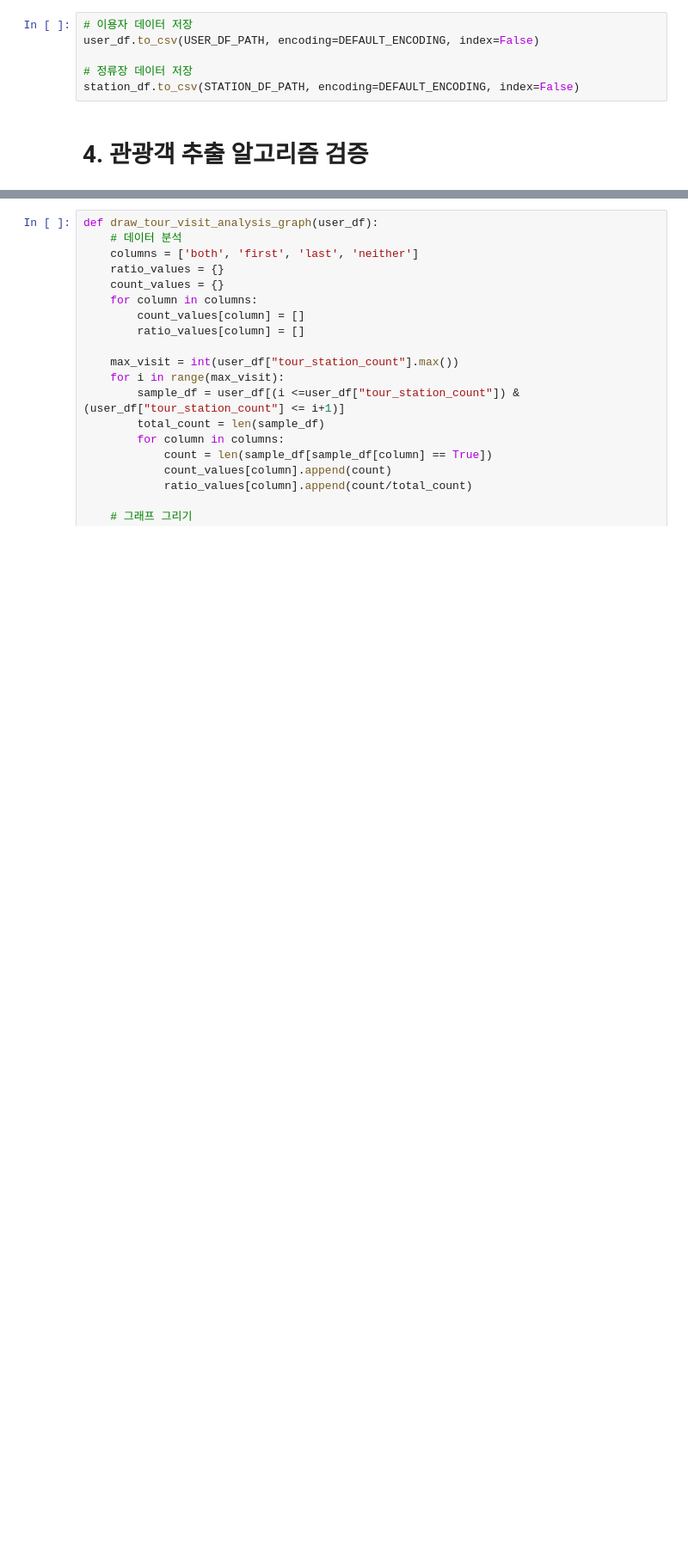
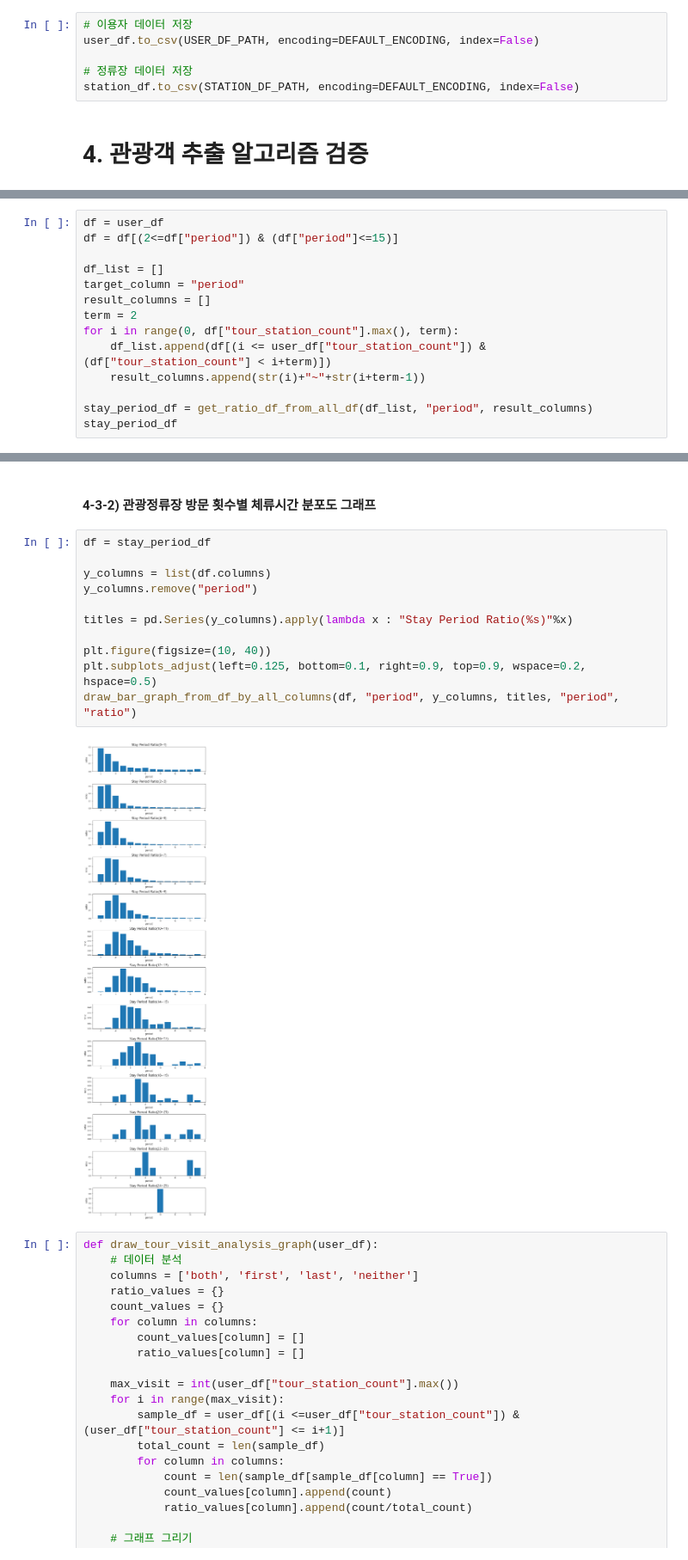
Before and after one commit to hoonisone/2020_jeju-bus-tag_data-analysis, a Jupyter notebook: main/1. 데이터 전처리/1. 이용자&정류장 추출.ipynb, the cells around one changed output, grey strips where cells are left out. Shown: that part at 86% size. Drawn from its saved outputs; the diff is of its cells as text; blank space fills up the shorter version.

Commit message:
analysis for tour station visit count

```diff
--- a/main/1. 데이터 전처리/1. 이용자&정류장 추출.ipynb
+++ b/main/1. 데이터 전처리/1. 이용자&정류장 추출.ipynb
@@ -734,0 +919,14 @@ UnboundLocalError: local variable 'df' referenced before assignment
+# %%
+df = user_df
+df = df[(2<=df["period"]) & (df["period"]<=15)]
+
+df_list = []
+target_column = "period"
+result_columns = []
+term = 2
+for i in range(0, df["tour_station_count"].max(), term):
+    df_list.append(df[(i <= user_df["tour_station_count"]) & (df["tour_station_count"] < i+term)])
+    result_columns.append(str(i)+"~"+str(i+term-1))
+
+stay_period_df = get_ratio_df_from_all_df(df_list, "period", result_columns)
+stay_period_df
@@ -735,3 +949,18 @@ UnboundLocalError: local variable 'df' referenced before assignment
+# %% [markdown]
+#### 4-3-2) 관광정류장 방문 횟수별 체류시간 분포도 그래프
+# %%
+df = stay_period_df
+
+y_columns = list(df.columns)
+y_columns.remove("period")
+
+titles = pd.Series(y_columns).apply(lambda x : "Stay Period Ratio(%s)"%x)
+
+plt.figure(figsize=(10, 40))
+plt.subplots_adjust(left=0.125, bottom=0.1, right=0.9, top=0.9, wspace=0.2, hspace=0.5)
+draw_bar_graph_from_df_by_all_columns(df, "period", y_columns, titles, "period", "ratio")
+# %% [output]
+[figure, added]
 # %%
 def draw_tour_visit_analysis_graph(user_df):
     # 데이터 분석
```
Also changed, not shown: parts of 87 cells of this notebook.
